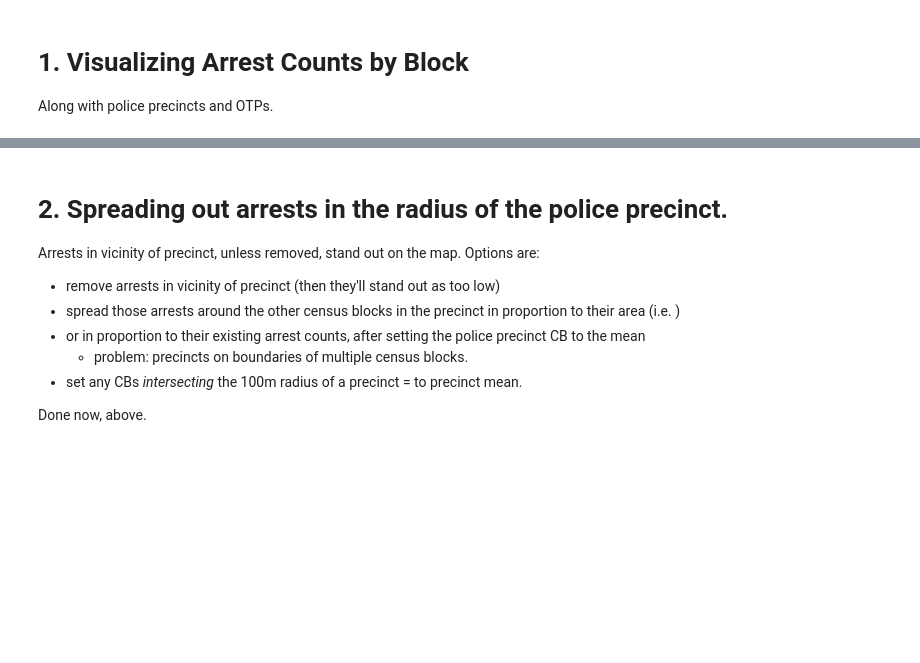
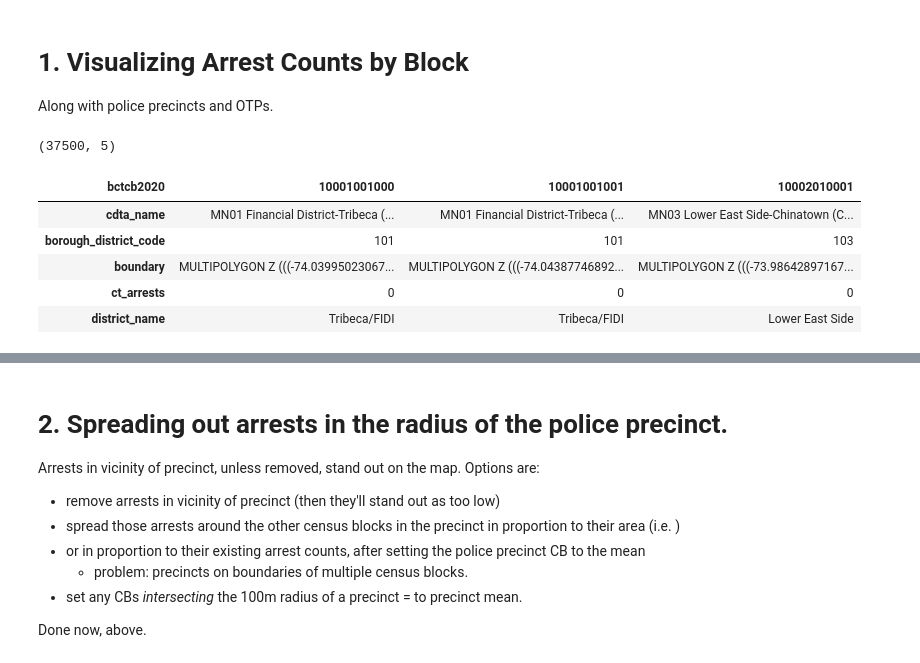
Before and after one commit to skritch/ghc-analysis, a Jupyter notebook: analysis/arrests.ipynb, the cells around one changed output, grey strips where cells are left out. Drawn from its saved outputs; the diff is of its cells as text; code cells hidden in the pictures; blank space fills up the shorter version.

Commit message:
geolocated arrests

```diff
--- a/analysis/arrests.ipynb
+++ b/analysis/arrests.ipynb
@@ -20,46 +26,53 @@ import geoplot
 
 Along with police precincts and OTPs.
 # %%
-## Felony arrests
+sql = """
+SELECT
+    bctcb2020,
+    cdta_name,
+    borough_district_code,
+    boundary,
+    coalesce(ct_arrests, 0) as ct_arrests,
+    districts.district_name
+FROM census_blocks
+    JOIN districts USING (borough_district_code)
+    LEFT JOIN (
+        SELECT bctcb2020, count(*) AS ct_arrests
+        FROM arrests
+        WHERE distance_to_precinct_meters > 125
+            AND arrest_date >= '2021-01-01'::date
+        GROUP BY 1
+    ) AS a USING (bctcb2020)
+"""
+
 
 # sql = """
 # SELECT
 #     bctcb2020,
 #     cdta_name,
 #     borough_district_code,
+#     districts.district_name,
 #     boundary,
-#     coalesce(ct_arrests, 0) as ct_arrests,
-#     districts.district_name
+#     adjusted_arrests as ct_arrests,
+#     raw_arrests,
+#     precinct,
+#     near_precinct
 # FROM census_blocks
 #     JOIN districts USING (borough_district_code)
-#     LEFT JOIN (
-#         SELECT bctcb2020, count(*) AS ct_arrests
-#         FROM arrests
-#         WHERE distance_to_precinct_meters > 125
-#         GROUP BY 1
-#     ) AS a USING (bctcb2020)
+#     JOIN arrests_by_block AS a USING (bctcb2020)
 # """
-
-
-sql = """
-SELECT
-    bctcb2020,
-    cdta_name,
-    borough_district_code,
-    districts.district_name,
-    boundary,
-    adjusted_arrests as ct_arrests,
-    raw_arrests,
-    precinct,
-    near_precinct
-FROM census_blocks
-    JOIN districts USING (borough_district_code)
-    JOIN arrests_by_block AS a USING (bctcb2020)
-"""
 
 df = geopandas.GeoDataFrame.from_postgis(sql, db_url, geom_col='boundary', index_col='bctcb2020')
 print(df.shape)
 df.head(3).T
+# %% [output]
+(37500, 5)
+| bctcb2020 | 10001001000 | 10001001001 | 10002010001 |
+| cdta_name | MN01 Financial District-Tribeca (... | MN01 Financial District-Tribeca (... | MN03 Lower East Side-Chinatown (C... |
+| borough_district_code | 101 | 101 | 103 |
+| boundary | MULTIPOLYGON Z (((-74.03995023067... | MULTIPOLYGON Z (((-74.04387746892... | MULTIPOLYGON Z (((-73.98642897167... |
+| ct_arrests | 0 | 0 | 0 |
+| district_name | Tribeca/FIDI | Tribeca/FIDI | Lower East Side |
 # %%
 precinct_loc_sql = """
 SELECT
```
Also changed, not shown: parts of 15 cells of this notebook, 5 other files.
